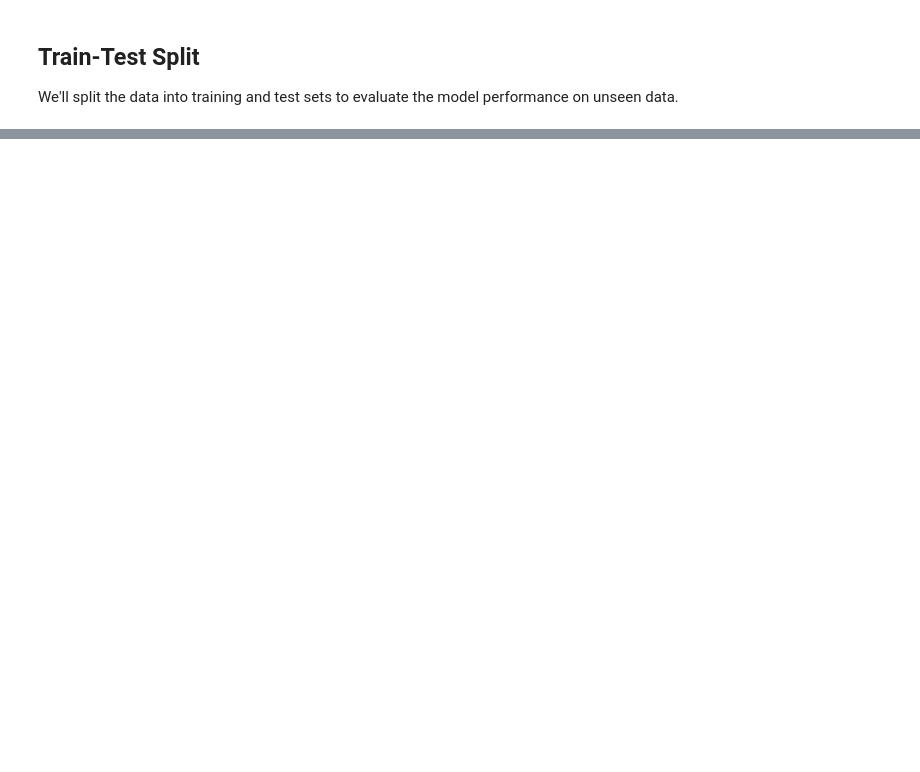
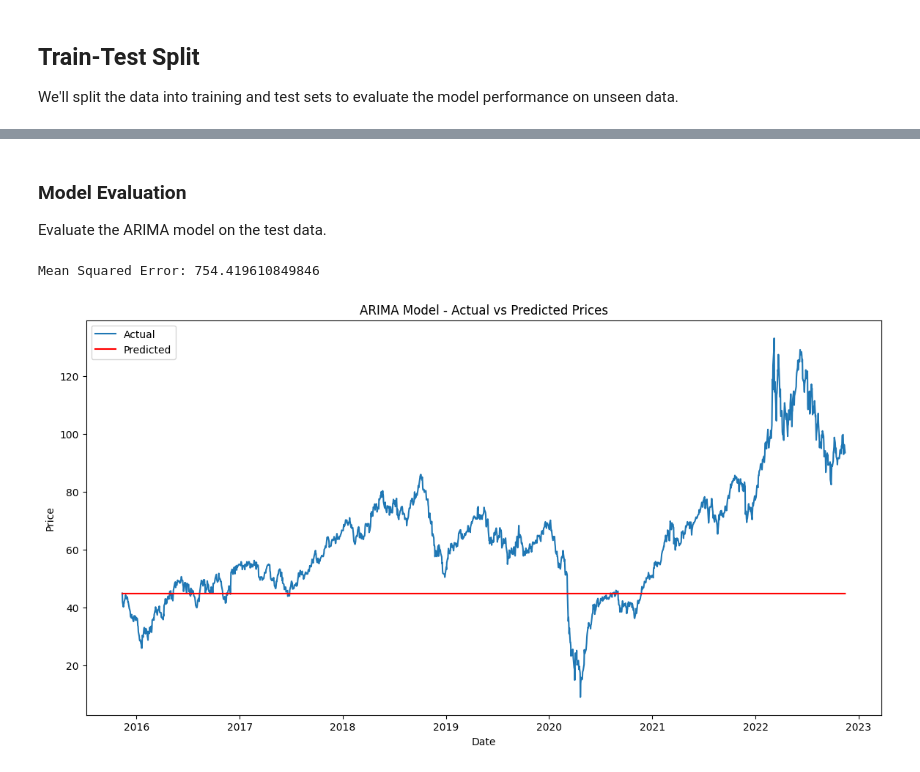
Before and after one commit to matidesalegn/brent-oil-analysis, a Jupyter notebook: notebooks/02_model_building.ipynb, the cells around one changed output, grey strips where cells are left out. Cells and saved outputs as stored; diff of their text form; code cells hidden in the pictures; blank space fills up the shorter version.

```diff
--- a/notebooks/02_model_building.ipynb
+++ b/notebooks/02_model_building.ipynb
@@ -11,0 +14,15 @@ Model Validation: Validate the model's predictions.
+# %%
+# Load the cleaned data with features from the CSV file
+import pandas as pd
+
+# File path to the processed data
+csv_file_path = '../data/processed/cleaned_data_with_features.csv'
+
+# Load the data into a DataFrame
+data_clean = pd.read_csv(csv_file_path)
+
+# Convert 'Date' column to datetime
+data_clean['Date'] = pd.to_datetime(data_clean['Date'])
+
+# Display the first few rows of the dataframe
+data_clean.head()
@@ -28,0 +57,8 @@ NameError: name 'data_clean' is not defined
+# %%
+from statsmodels.tsa.arima.model import ARIMA
+
+# Train ARIMA model
+model = ARIMA(y_train, order=(5, 1, 0))  # (p, d, q) order
+arima_model = model.fit()
+
+print(arima_model.summary())
@@ -28,0 +83,26 @@ NameError: name 'data_clean' is not defined
+# %% [markdown]
+### Model Evaluation
+Evaluate the ARIMA model on the test data.
+# %%
+from sklearn.metrics import mean_squared_error
+import matplotlib.pyplot as plt
+
+# Forecast using ARIMA model
+y_pred = arima_model.forecast(steps=len(y_test))
+
+# Calculate Mean Squared Error
+mse = mean_squared_error(y_test, y_pred)
+print(f"Mean Squared Error: {mse}")
+
+# Plot the predictions vs actual values
+plt.figure(figsize=(14, 7))
+plt.plot(data_clean['Date'][-len(y_test):], y_test, label='Actual')
+plt.plot(data_clean['Date'][-len(y_test):], y_pred, label='Predicted', color='red')
+plt.title('ARIMA Model - Actual vs Predicted Prices')
+plt.xlabel('Date')
+plt.ylabel('Price')
+plt.legend()
+plt.show()
+# %% [output]
+Mean Squared Error: 754.419610849846
+[figure, added]
```
Also changed, not shown: parts of 5 cells of this notebook, 3 other files.
